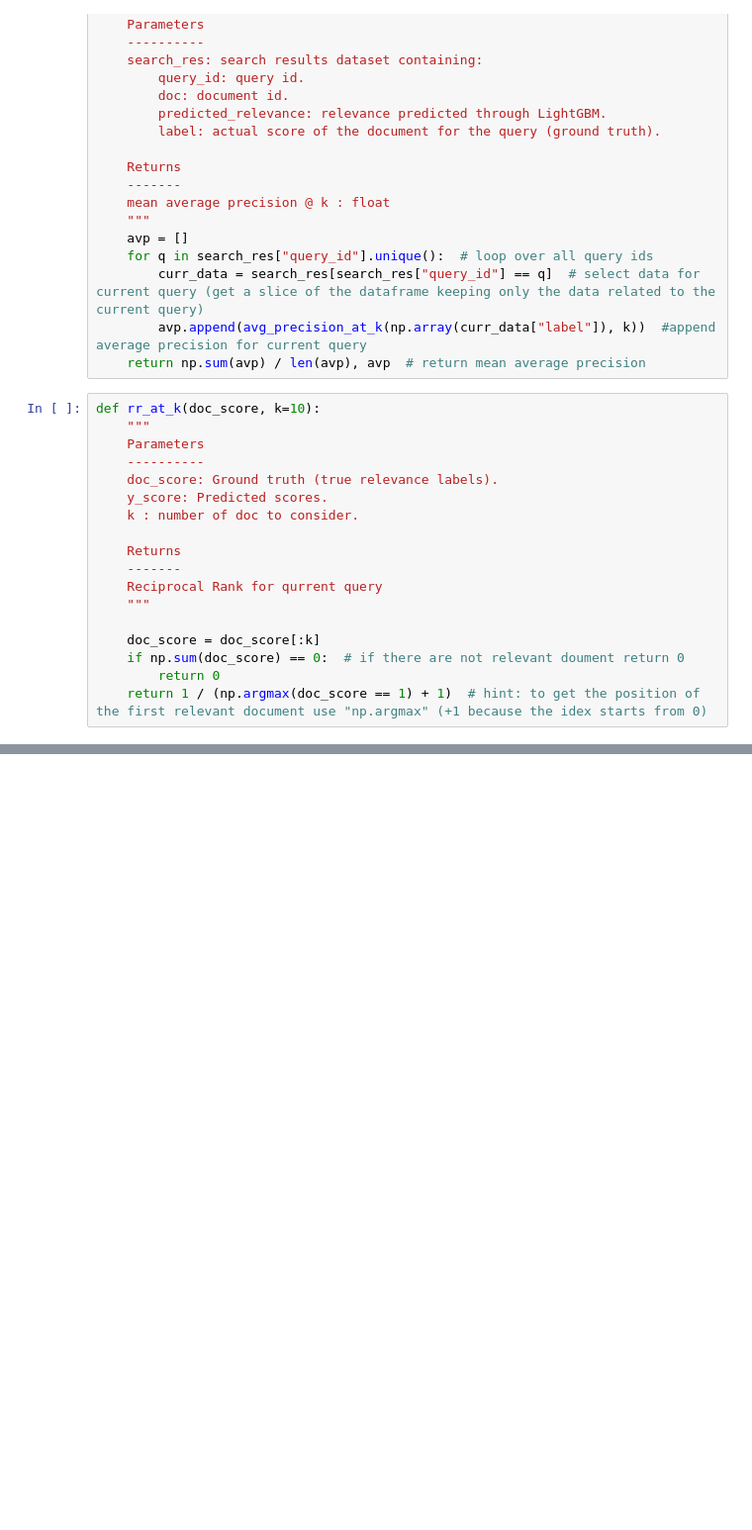
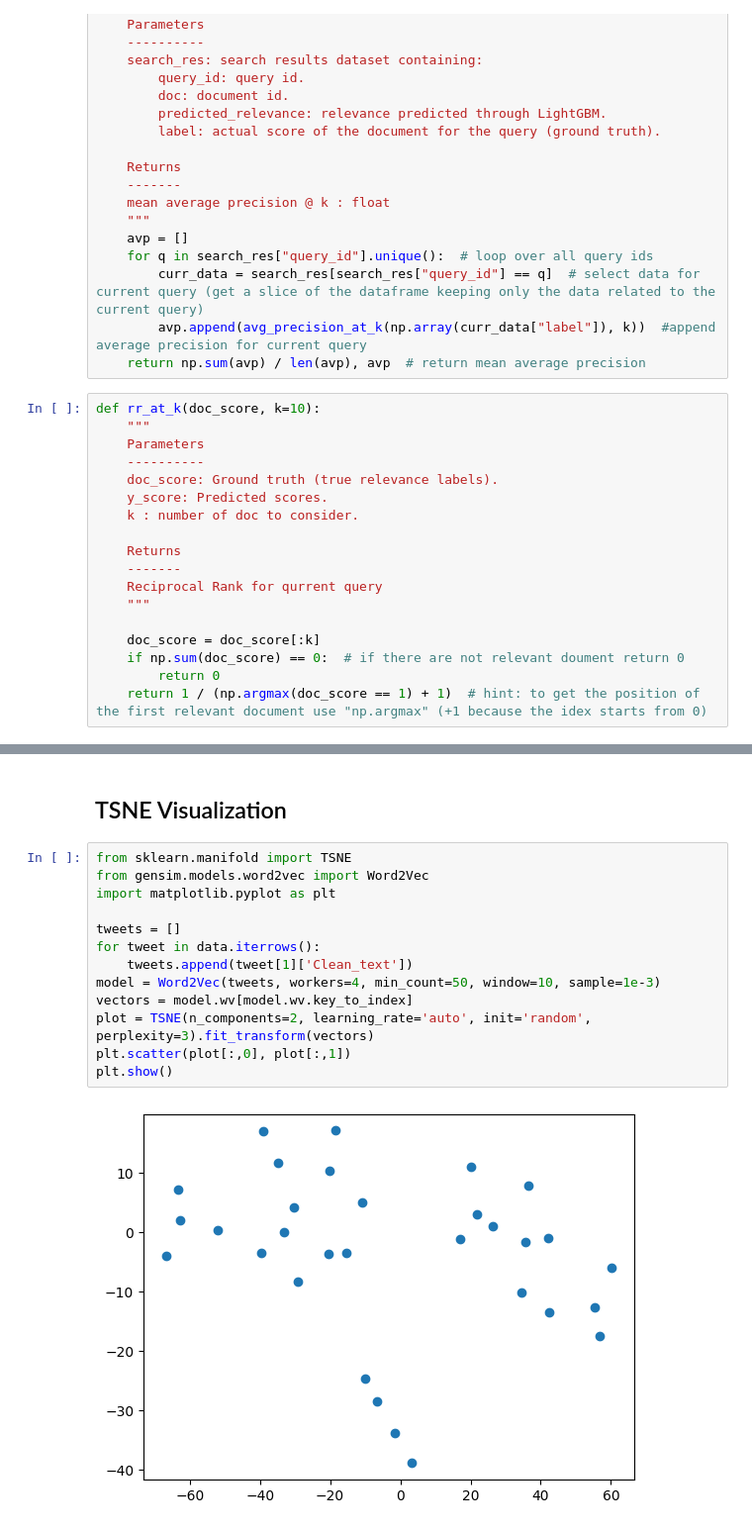
Before and after one commit to nildistefano/IRWA-2022-u172948-u172950-u173483, a Jupyter notebook: Part 2/part_2-nil.ipynb, the cells around one changed output, grey strips where cells are left out. Shown at 99% size. Drawn from its saved outputs; the diff is of its cells as text; blank space fills up the shorter version.

```diff
--- a/Part 2/part_2-nil.ipynb
+++ b/Part 2/part_2-nil.ipynb
@@ -594,0 +673,17 @@ plot = TSNE(n_components=2, learning_rate='auto', init='random', perplexity=3).f
+# %% [markdown]
+## TSNE Visualization
+# %%
+from sklearn.manifold import TSNE
+from gensim.models.word2vec import Word2Vec
+import matplotlib.pyplot as plt
+
+tweets = []
+for tweet in data.iterrows():
+    tweets.append(tweet[1]['Clean_text'])
+model = Word2Vec(tweets, workers=4, min_count=50, window=10, sample=1e-3)
+vectors = model.wv[model.wv.key_to_index]
+plot = TSNE(n_components=2, learning_rate='auto', init='random', perplexity=3).fit_transform(vectors)
+plt.scatter(plot[:,0], plot[:,1])
+plt.show()
+# %% [output]
+[figure, added]
```
Also changed, not shown: parts of 26 cells of this notebook, 1 other file.
